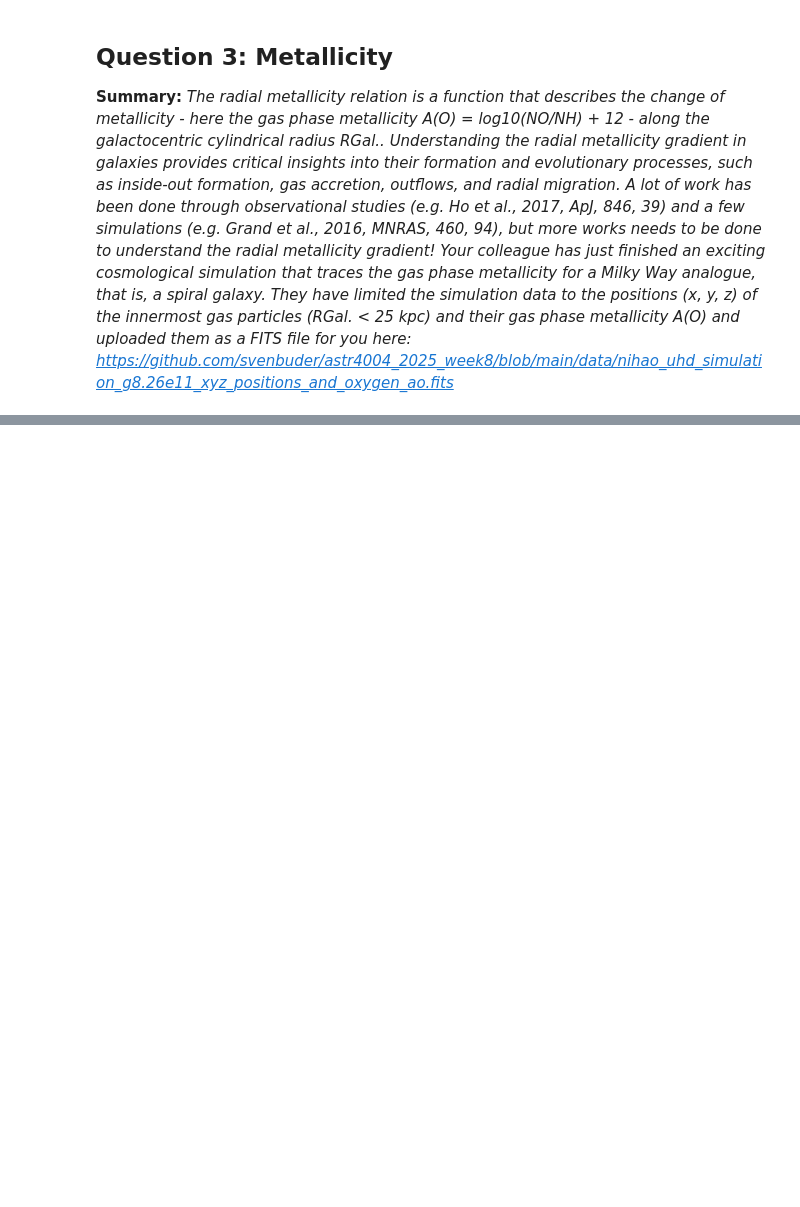
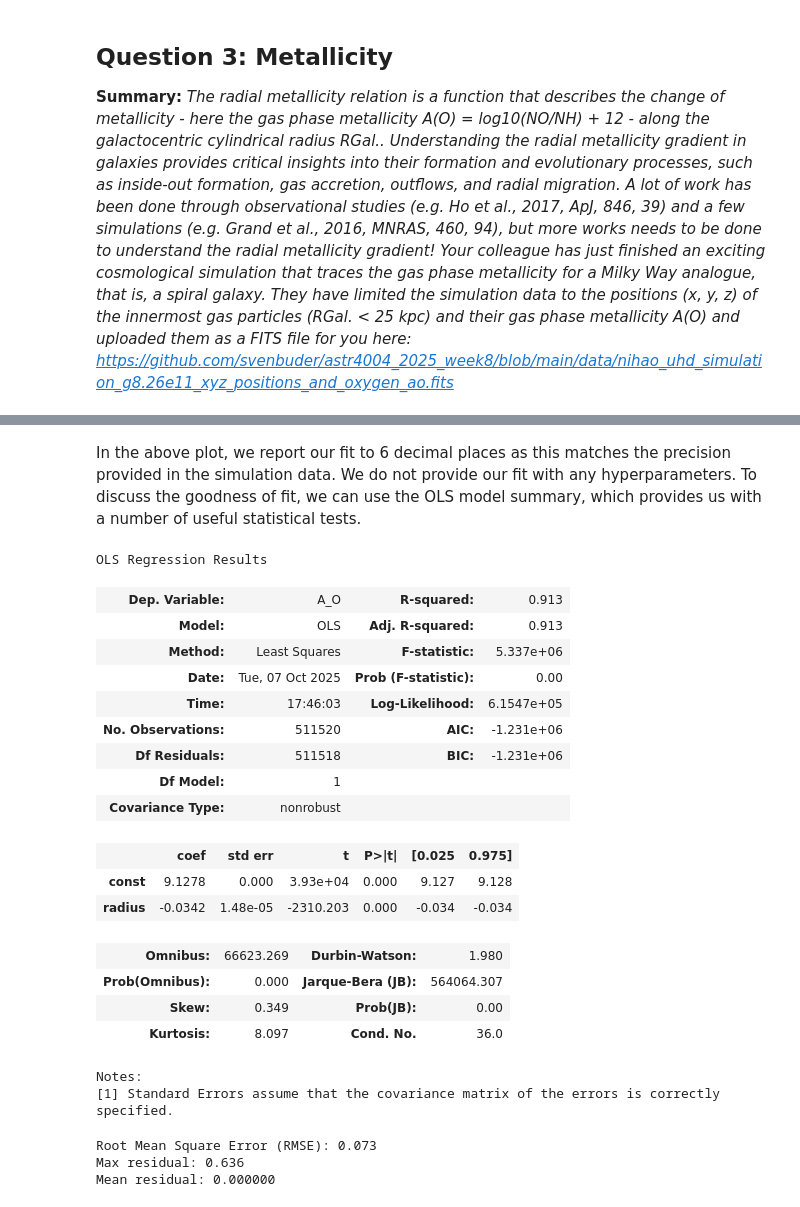
Before and after one commit to gevb2003/ASTR4004_Assignment_3, a Jupyter notebook: Question_3_Metallicity/metallicity_task.ipynb, the cells around one changed output, grey strips where cells are left out. Saved outputs shown, nothing was run; the diff lists cells and outputs as text; code cells hidden in the pictures; blank space fills up the shorter version.

```diff
--- a/Question_3_Metallicity/metallicity_task.ipynb
+++ b/Question_3_Metallicity/metallicity_task.ipynb
@@ -127,0 +94,34 @@ plt.show()
+# %% [markdown]
+In the above plot, we report our fit to 6 decimal places as this matches the precision provided in the simulation data. We do not provide our fit with any hyperparameters. To discuss the goodness of fit, we can use the OLS model summary, which provides us with a number of useful statistical tests.
+# %%
+model.summary()
+# %% [output]
+OLS Regression Results
+| Dep. Variable: | A_O | R-squared: | 0.913 |
+| Model: | OLS | Adj. R-squared: | 0.913 |
+| Method: | Least Squares | F-statistic: | 5.337e+06 |
+| Date: | Tue, 07 Oct 2025 | Prob (F-statistic): | 0.00 |
+| Time: | 17:46:03 | Log-Likelihood: | 6.1547e+05 |
+| No. Observations: | 511520 | AIC: | -1.231e+06 |
+| Df Residuals: | 511518 | BIC: | -1.231e+06 |
+| Df Model: | 1 |  |  |
+| Covariance Type: | nonrobust |  |  |
+|  | coef | std err | t | P>|t| | [0.025 | 0.975] |
+| const | 9.1278 | 0.000 | 3.93e+04 | 0.000 | 9.127 | 9.128 |
+| radius | -0.0342 | 1.48e-05 | -2310.203 | 0.000 | -0.034 | -0.034 |
+| Omnibus: | 66623.269 | Durbin-Watson: | 1.980 |
+| Prob(Omnibus): | 0.000 | Jarque-Bera (JB): | 564064.307 |
+| Skew: | 0.349 | Prob(JB): | 0.00 |
+| Kurtosis: | 8.097 | Cond. No. | 36.0 |
+Notes:
+[1] Standard Errors assume that the covariance matrix of the errors is correctly specified.
+# %%
+# Add RMS calculation
+rmse = np.sqrt(mean_squared_error(metal_pd['A_O'], model.params[0] + model.params[1] * metal_pd['radius']))
+print(f'Root Mean Square Error (RMSE): {rmse:.3f}')
+print(f'Max residual: {np.max(np.abs(residuals)):.3f}')
+print(f'Mean residual: {np.mean(residuals):.6f}')
+# %% [output]
+Root Mean Square Error (RMSE): 0.073
+Max residual: 0.636
+Mean residual: 0.000000
```
Also changed, not shown: parts of 11 cells of this notebook, 3 other files.
